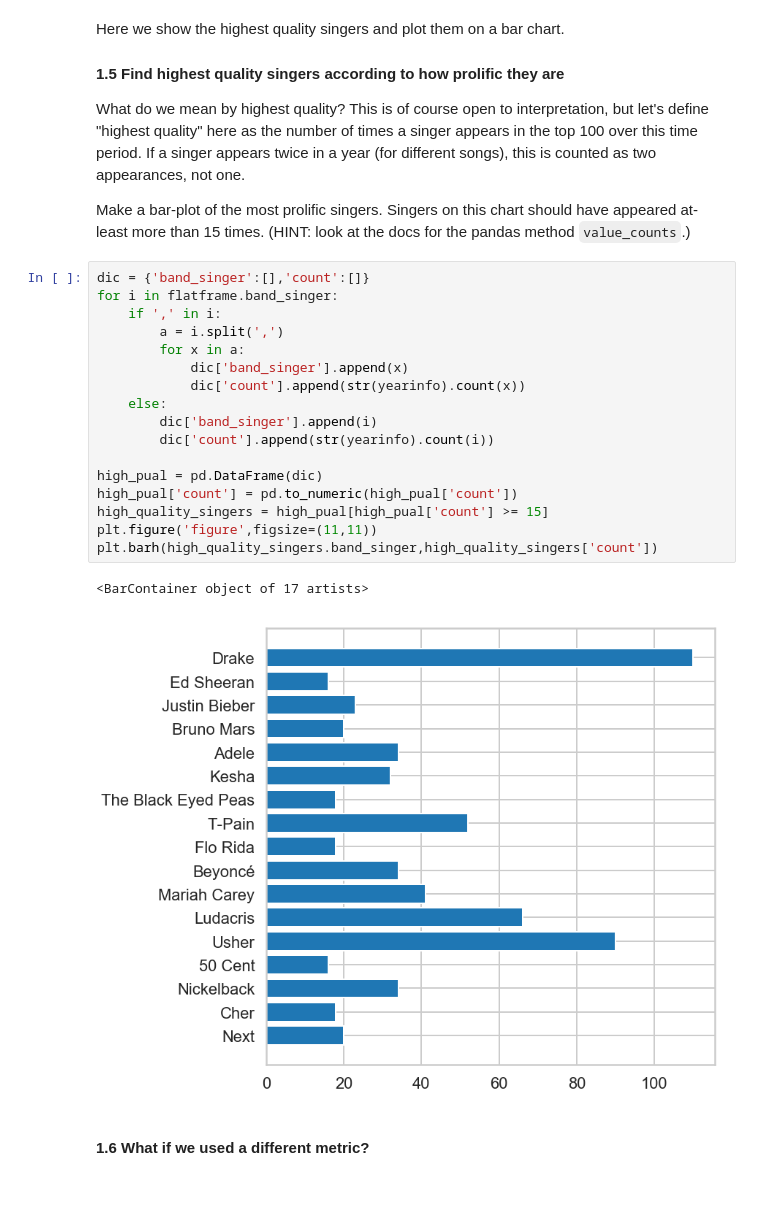
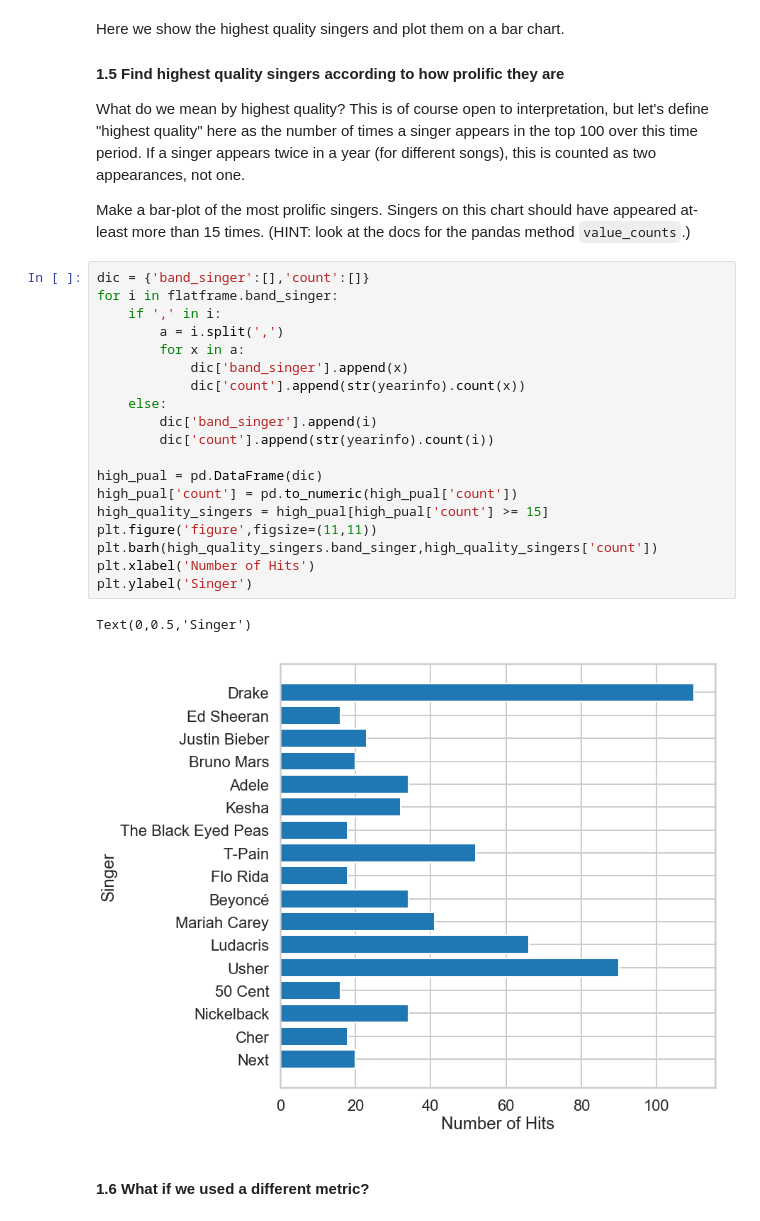
Before and after one commit to mashwinmuthiah/Harvard_CS109, a Jupyter notebook: Homework/HW1_2017.ipynb, the cells around one changed output. Saved outputs shown, nothing was run; the diff lists cells and outputs as text; blank space fills up the shorter version.

```diff
--- a/Homework/HW1_2017.ipynb
+++ b/Homework/HW1_2017.ipynb
@@ -377,23 +377,25 @@ Make a bar-plot of the most prolific singers. Singers on this chart should have
 # %%
 dic = {'band_singer':[],'count':[]}
 for i in flatframe.band_singer:
     if ',' in i:
         a = i.split(',')
         for x in a:
             dic['band_singer'].append(x)
             dic['count'].append(str(yearinfo).count(x))
     else:
         dic['band_singer'].append(i)
         dic['count'].append(str(yearinfo).count(i))
 
 high_pual = pd.DataFrame(dic)
 high_pual['count'] = pd.to_numeric(high_pual['count'])
 high_quality_singers = high_pual[high_pual['count'] >= 15]
 plt.figure('figure',figsize=(11,11))
 plt.barh(high_quality_singers.band_singer,high_quality_singers['count'])
+plt.xlabel('Number of Hits')
+plt.ylabel('Singer')
 # %% [output]
-<BarContainer object of 17 artists>
+Text(0,0.5,'Singer')
-[figure, old version]
+[figure, new version]
 # %% [markdown]
 #### 1.6 What if we used a different metric?
 # %% [markdown]
```
